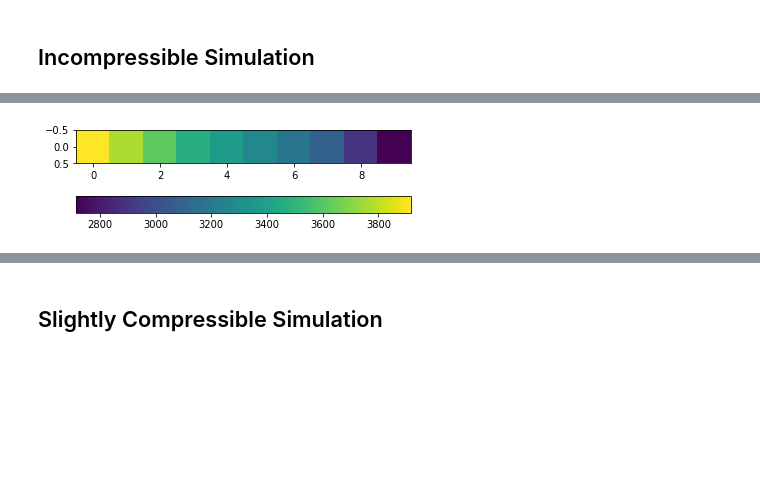
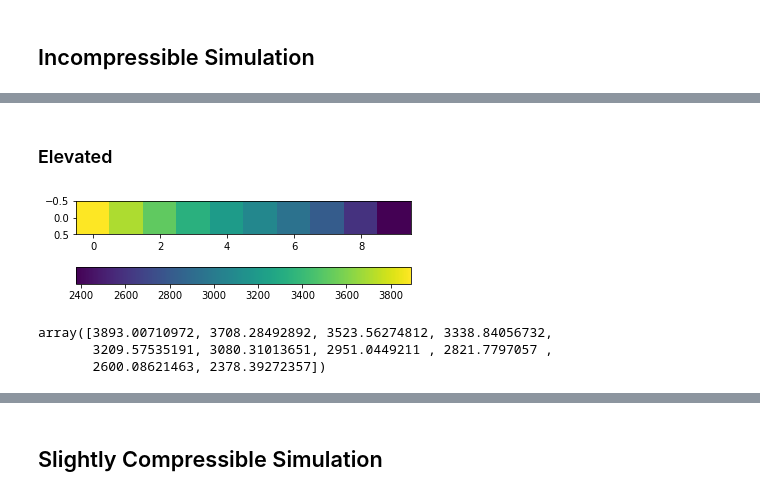
Before and after one commit to yohanesnuwara/pyresim, a Jupyter notebook: simulators/PyReSim1d.ipynb, the cells around one changed output, grey strips where cells are left out. Drawn from its saved outputs; the diff is of its cells as text; code cells hidden in the pictures; blank space fills up the shorter version.

Commit message:
add simulation for 1D elevated reservoirs

```diff
--- a/simulators/PyReSim1d.ipynb
+++ b/simulators/PyReSim1d.ipynb
@@ -35,3 +275,21 @@ from wellsimulation import well1d_report_slicomp
+# %% [markdown]
+### Elevated
+# %%
+def read_depth(filepath):
+  """
+  Read from depth data
+  """
+  import numpy as np
+  data = np.loadtxt(filepath, skiprows=1)
+  x, y, z = data[:,0], data[:,1], data[:,2]
+
+  if np.all(y==0):
+    # reservoir grid is 1D
+    z_array = np.array([x, z])
+  else:
+    # reservoir grid is 2D
+    z_array = np.array([x, y, z])
+  return z_array
 # %%
 import warnings
 warnings.filterwarnings("ignore")
@@ -41,27 +299,35 @@ INPUT TXT DATA
 """""""""""
 
 filepath = '/content/pyresim/input/intermediate/intermediate1d_input.txt'
-depthpath = '/content/pyresim/input/basic/basic1d_depth.txt'
+depthpath = '/content/pyresim/input/advanced/advanced1d_depth.txt'
 
 # call the read_input function to read input data
 reservoir_input, wells, west, east = read_input(filepath)
 
 """""""""""
-ADD ELEVATION
+RESERVOIR DEPTH
 
-N.b.: there are 2 approaches to add elevation in case of ELEVATED grid block
-      * upload the depth input file using function 'read_depth'
-      * create synthetic depth data using Numpy method in Python
+* If you have depth data (reservoir is ELEVATED), read the data using
+  'read_depth' function
+* If you don't have and you want to simulate ELEVATED reservoir,
+  create your own synthetic data
+* If you don't have and you want to simulate NON-ELEVATED reservoir,
+  create constant depth using 'constant_depth1d'
 """""""""""
 
-## Read or create synthetic depth data
-x, depth = read_depth(depthpath)
+z_array = read_depth(depthpath)
 
-## Boundary depth (if not elevated, leave both with ZEROS)
-## then add to the 'west_boundary' and 'east_boundary' already created before
-west_depth, east_depth = 0, 0
-west['depth'] = west_depth
-east['depth'] = east_depth
+"""""""""""
+BOUNDARY DEPTH
+
+Manually input the boundary depth
+* If the reservoir is ELEVATED, input the depth
+* If the reservoir is NON-ELEVATED, boundary depth must equal with the
+  reservoir depth
+"""""""""""
+
+west_depth = 4000
+east_depth = 2900
 
 """""""""""
 INPUT PROCESSING
@@ -69,6 +335,11 @@ INPUT PROCESSING
 
 # number of blocks in x and y
 xi = reservoir_input['xi']
+
+# depth input processing
+depth = z_array[1] # reservoir depth
+west['depth'] = west_depth # west boundary depth
+east['depth'] = east_depth # east boundary depth
 
 # define parameters, in this case blocks are homogeneous and same in size
 dx = reservoir_input['dx']
@@ -87,14 +358,6 @@ well_loc = wells['well_loc']
 well_condition = wells['well_rw']
 well_value = wells['well_value']
 well_config = wells['well_config']
-
-"""""""""""
-GRIDDING
-"""""""""""
-
-# calculate elevation
-elev = [j - i for i, j in zip(depth[:-1], depth[1:])]
-
 
 """""""""""
 WELL INFORMATION PROCESSING
@@ -200,34 +463,40 @@ for i in range(xi):
         ## calculate potential term for the RHS constant
         potential_term = potential_term1d(rho, T_min, T_plus, depth[i - 1], depth[i], depth[i + 1])
 
         ## RHS constants
         rhs = -qsc[i] + potential_term
 
         ## fill in LHS matrix (lhs_mat)
         lhs_mat[i, i - 1] = p_min
         lhs_mat[i, i] = p
         lhs_mat[i, i + 1] = p_plus
 
         ## fill in RHS matrix (rhs_mat)
         rhs_mat[i, 0] = rhs
 
 """""""""""
 PRESSURE SOLVER
 """""""""""
 
 p_sol = np.linalg.solve(lhs_mat, rhs_mat)
 
 """""""""""
 DISPLAY PRESSURE
 """""""""""
 
 p_sol = p_sol.T.reshape(-1)
 p_sol_ = np.expand_dims(p_sol, axis=0)  # or axis=1
 plt.imshow(p_sol_)
 plt.colorbar(orientation='horizontal')
 plt.show()
 # %% [output]
-[figure, old version]
+[figure, new version]
+# %%
+p_sol
+# %% [output]
+array([3893.00710972, 3708.28492892, 3523.56274812, 3338.84056732,
+       3209.57535191, 3080.31013651, 2951.0449211 , 2821.7797057 ,
+       2600.08621463, 2378.39272357])
 # %%
 """""""""""
 WELL SIMULATION
```
Also changed, not shown: parts of 13 cells of this notebook.
